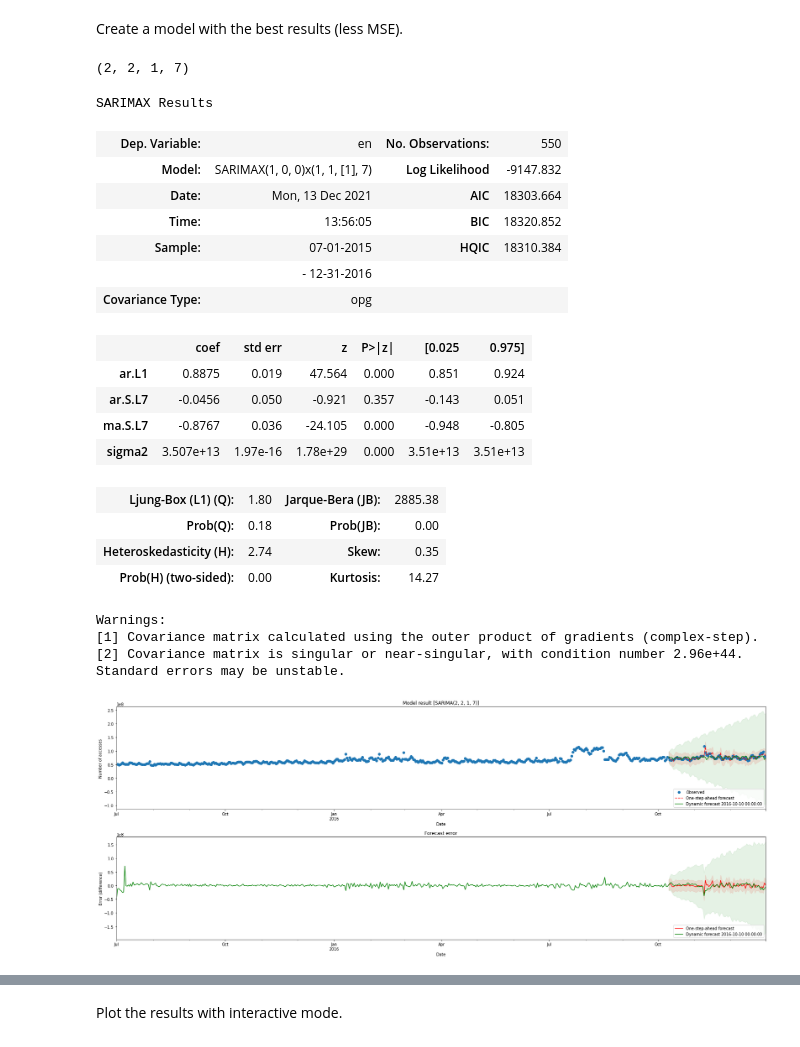
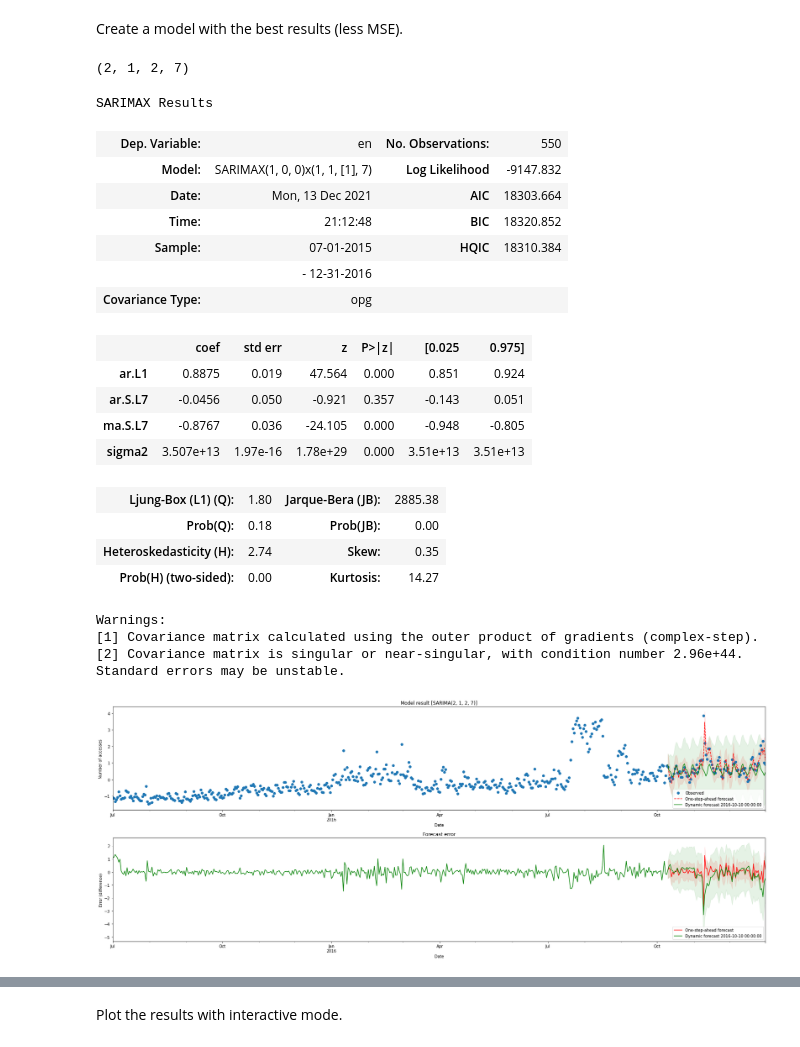
Before and after one commit to CamposCarvalhoC/web-traffic-forecast, a Jupyter notebook: simple_model.ipynb, the cells around one changed output, grey strips where cells are left out. Cells and saved outputs as stored; diff of their text form; code cells hidden in the pictures.

```diff
--- a/simple_model.ipynb
+++ b/simple_model.ipynb
@@ -255,14 +258,14 @@ def test_model(p,d,q,s,series,train_size,verbose=True):
         ci = predict_os_ci.loc[first_index:]
         ax.fill_between(ci.index, ci.iloc[:,0], ci.iloc[:,1], color='r', alpha=0.1)
 
-        predict_dy.predicted_mean.loc[first_index:].plot(ax=ax, style='g', label=f'Dynamic forecast {first_index.strftime("%d.%m,.%Y")}')
+        predict_dy.predicted_mean.loc[first_index:].plot(ax=ax, style='g', label=f'Dynamic forecast {first_index.strftime("%d.%m.%Y")}')
         ci = predict_dy_ci.loc[first_index:]
         ax.fill_between(ci.index, ci.iloc[:,0], ci.iloc[:,1], color='g', alpha=0.1)
 
         ax.legend()
         plt.show()
 
-    return ((series_test-predict_dy.predicted_mean)**2).mean()
+    return ((series-predict_dy.predicted_mean)**2).mean()
 # %%
 %matplotlib inline
 test_model(1,1,1,S,series_normalized,train_size=0.8)
@@ -338,17 +341,17 @@ Create a model with the best results (less MSE).
 best_order = (*list(results_sorted.keys())[0], S)
 best_order
 # %% [output]
-(2, 2, 1, 7)
+(2, 1, 2, 7)
 # %%
 
-sarima_best_model =sm.tsa.statespace.SARIMAX(series, seasonal_order=best_order).fit(disp=False)
+sarima_best_model =sm.tsa.statespace.SARIMAX(series_normalized, seasonal_order=best_order).fit(disp=False)
 sarima_model.summary()
 # %% [output]
 SARIMAX Results
 | Dep. Variable: | en | No. Observations: | 550 |
 | Model: | SARIMAX(1, 0, 0)x(1, 1, [1], 7) | Log Likelihood | -9147.832 |
 | Date: | Mon, 13 Dec 2021 | AIC | 18303.664 |
-| Time: | 13:56:05 | BIC | 18320.852 |
+| Time: | 21:12:48 | BIC | 18320.852 |
 | Sample: | 07-01-2015 | HQIC | 18310.384 |
 |  | - 12-31-2016 |  |  |
 | Covariance Type: | opg |  |  |
@@ -365,6 +368,6 @@ Warnings:
 [1] Covariance matrix calculated using the outer product of gradients (complex-step).
 [2] Covariance matrix is singular or near-singular, with condition number 2.96e+44. Standard errors may be unstable.
 # %%
-plot_results(sarima_best_model, series, first_index=series.index[-83],name_model=f"SARIMA{best_order}")
+plot_results(sarima_best_model, series_normalized, first_index=series.index[-83],name_model=f"SARIMA{best_order}")
 # %% [output]
-[figure, old version]
+[figure, new version]
```
Also changed, not shown: parts of 30 cells of this notebook, 2 other files.
